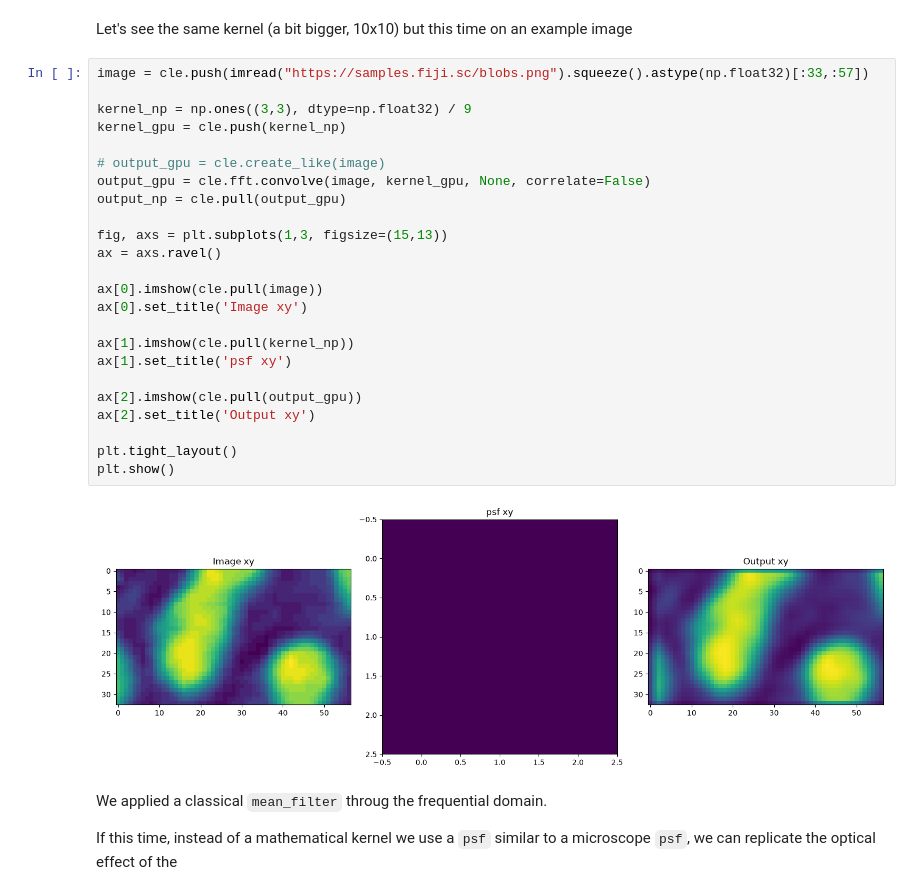
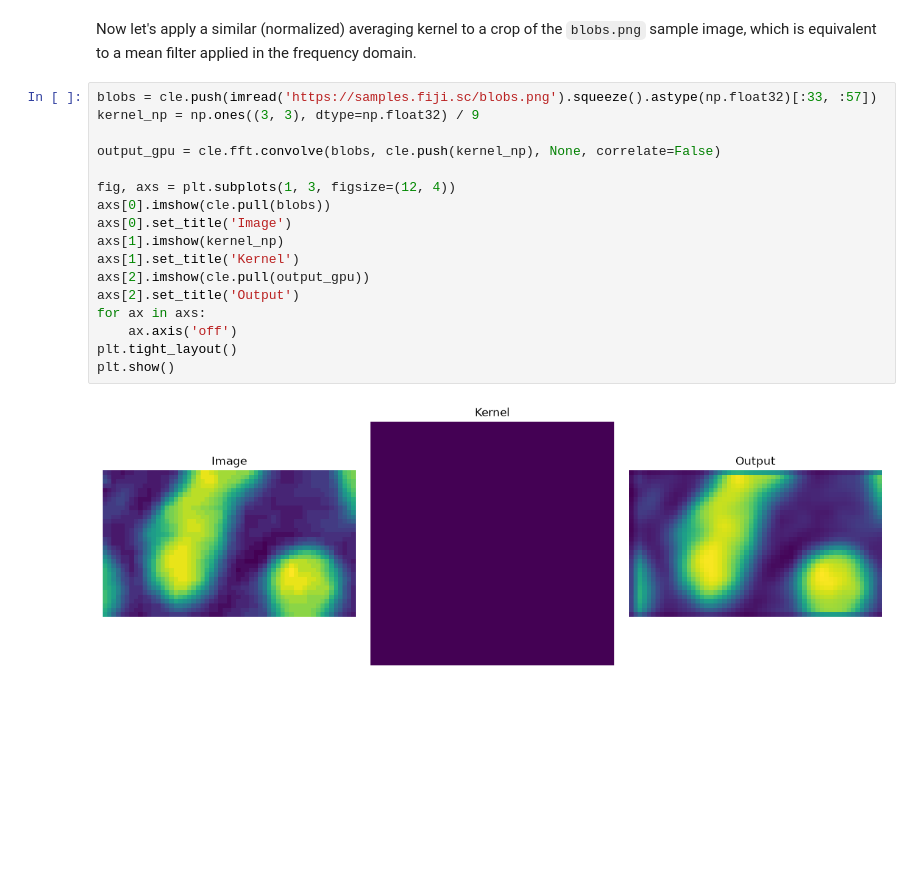
Before and after one commit to clEsperanto/pyclesperanto, a Jupyter notebook: docs/demos/examples/image_deconvolution.ipynb, the cells around one changed output. Saved outputs shown, nothing was run; the diff lists cells and outputs as text; blank space fills up the shorter version.

```diff
--- a/docs/demos/examples/image_deconvolution.ipynb
+++ b/docs/demos/examples/image_deconvolution.ipynb
@@ -106,35 +80,25 @@ print(output_np)
 [[36. 36. 36.]
  [36. 36. 36.]
  [36. 36. 36.]]
-# %% [markdown]
-Let's see the same kernel (a bit bigger, 10x10) but this time on an example image
+# %% [markdown]
+Now let's apply a similar (normalized) averaging kernel to a crop of the `blobs.png`
+sample image, which is equivalent to a mean filter applied in the frequency domain.
 # %%
-image = cle.push(imread("https://samples.fiji.sc/blobs.png").squeeze().astype(np.float32)[:33,:57])
+blobs = cle.push(imread('https://samples.fiji.sc/blobs.png').squeeze().astype(np.float32)[:33, :57])
+kernel_np = np.ones((3, 3), dtype=np.float32) / 9
 
-kernel_np = np.ones((3,3), dtype=np.float32) / 9
-kernel_gpu = cle.push(kernel_np)
+output_gpu = cle.fft.convolve(blobs, cle.push(kernel_np), None, correlate=False)
 
-# output_gpu = cle.create_like(image)
-output_gpu = cle.fft.convolve(image, kernel_gpu, None, correlate=False)
-output_np = cle.pull(output_gpu)
-
-fig, axs = plt.subplots(1,3, figsize=(15,13))
-ax = axs.ravel()
-
-ax[0].imshow(cle.pull(image))
-ax[0].set_title('Image xy')
-
-ax[1].imshow(cle.pull(kernel_np))
-ax[1].set_title('psf xy')
-
-ax[2].imshow(cle.pull(output_gpu))
-ax[2].set_title('Output xy')
-
+fig, axs = plt.subplots(1, 3, figsize=(12, 4))
+axs[0].imshow(cle.pull(blobs))
+axs[0].set_title('Image')
+axs[1].imshow(kernel_np)
+axs[1].set_title('Kernel')
+axs[2].imshow(cle.pull(output_gpu))
+axs[2].set_title('Output')
+for ax in axs:
+    ax.axis('off')
 plt.tight_layout()
 plt.show()
 # %% [output]
-[figure, old version]
+[figure, new version]
-# %% [markdown]
-We applied a classical `mean_filter` throug the frequential domain.
-
-If this time, instead of a mathematical kernel we use a `psf` similar to a microscope `psf`, we can replicate the optical effect of the
```
Also changed, not shown: parts of 22 cells of this notebook, 6 other files.
